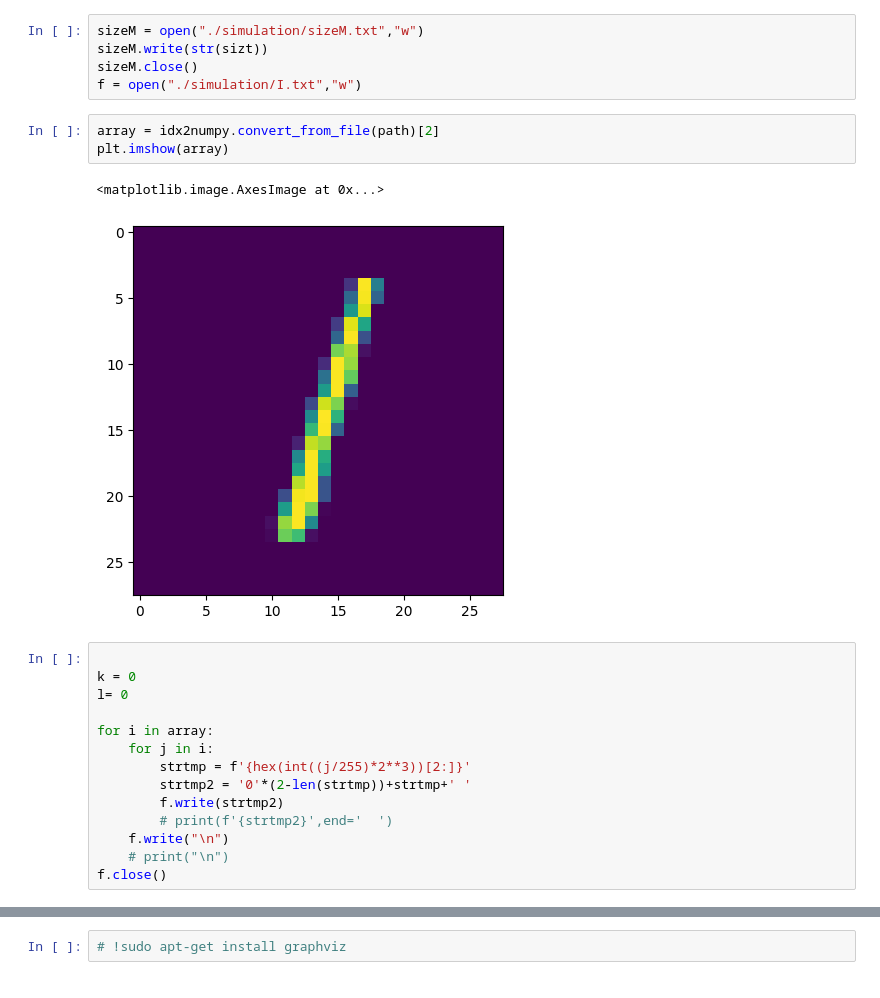
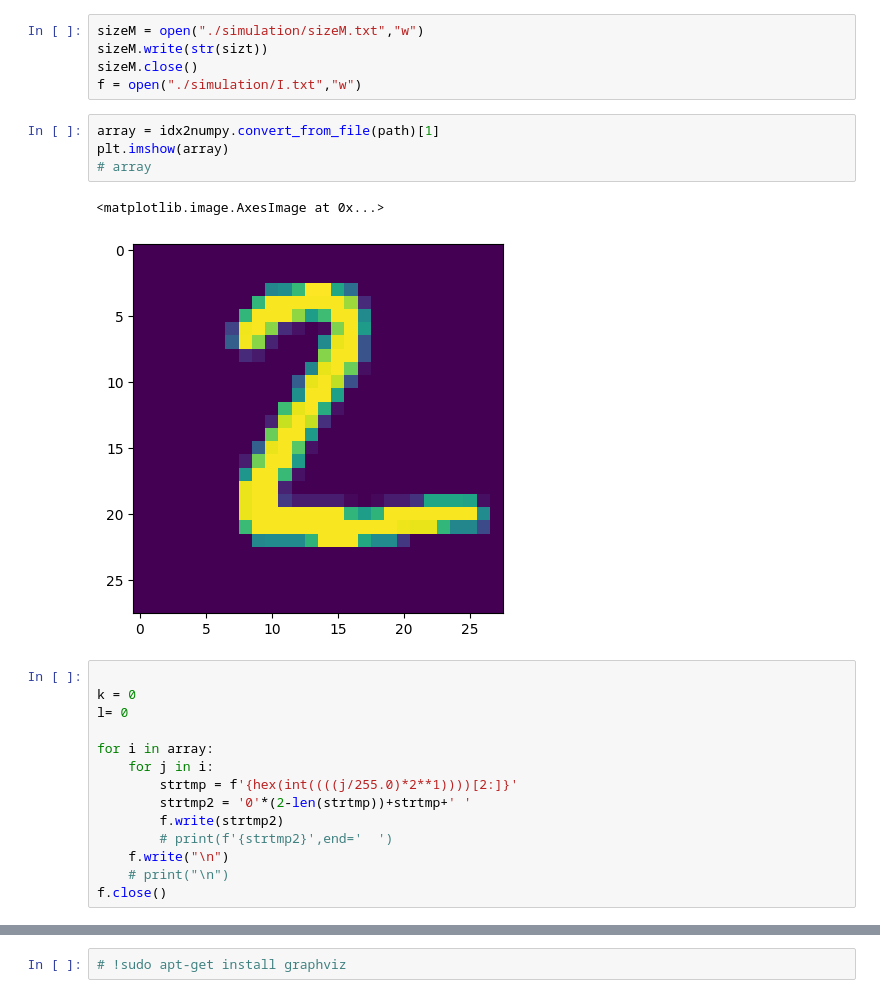
Before and after one commit to valmyr/ConvNetVerilog, a Jupyter notebook: Image.ipynb, the cells around one changed output, grey strips where cells are left out. Cells and saved outputs as stored; diff of their text form.

```diff
--- a/Image.ipynb
+++ b/Image.ipynb
@@ -96,11 +94,12 @@ sizeM.write(str(sizt))
 sizeM.close()
 f = open("./simulation/I.txt","w")
 # %%
-array = idx2numpy.convert_from_file(path)[2]
+array = idx2numpy.convert_from_file(path)[1]
 plt.imshow(array)
+# array
 # %% [output]
 <matplotlib.image.AxesImage at 0x...>
-[figure, old version]
+[figure, new version]
 # %%
 
 k = 0
@@ -108,7 +107,7 @@ l= 0
 
 for i in array:
     for j in i:
-        strtmp = f'{hex(int((j/255)*2**3))[2:]}'
+        strtmp = f'{hex(int((((j/255.0)*2**1))))[2:]}'
         strtmp2 = '0'*(2-len(strtmp))+strtmp+' '
         f.write(strtmp2)
         # print(f'{strtmp2}',end='  ')
```
Also changed, not shown: parts of 58 cells of this notebook, 33 other files.
